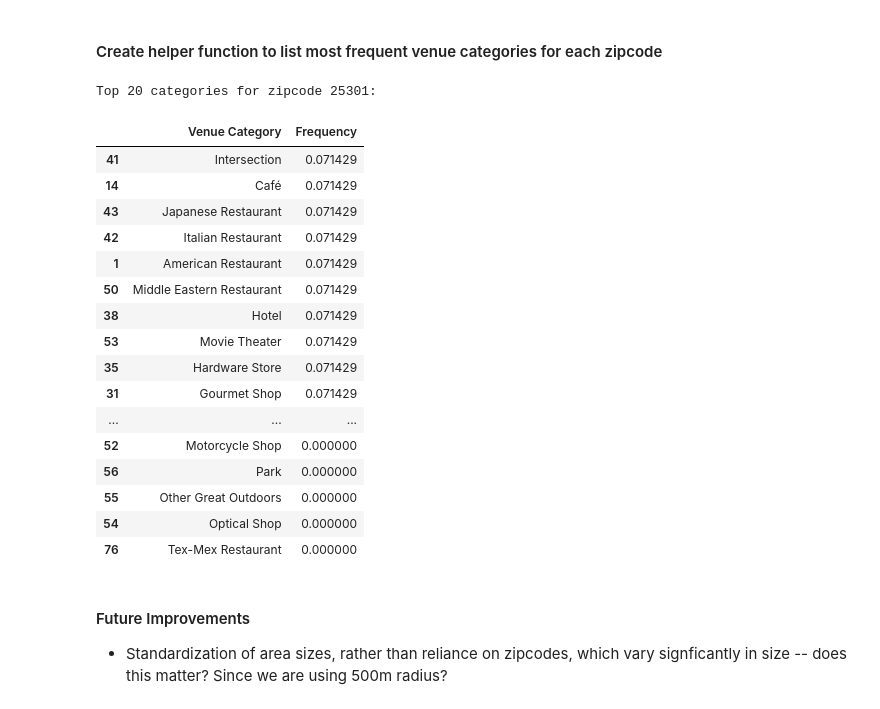
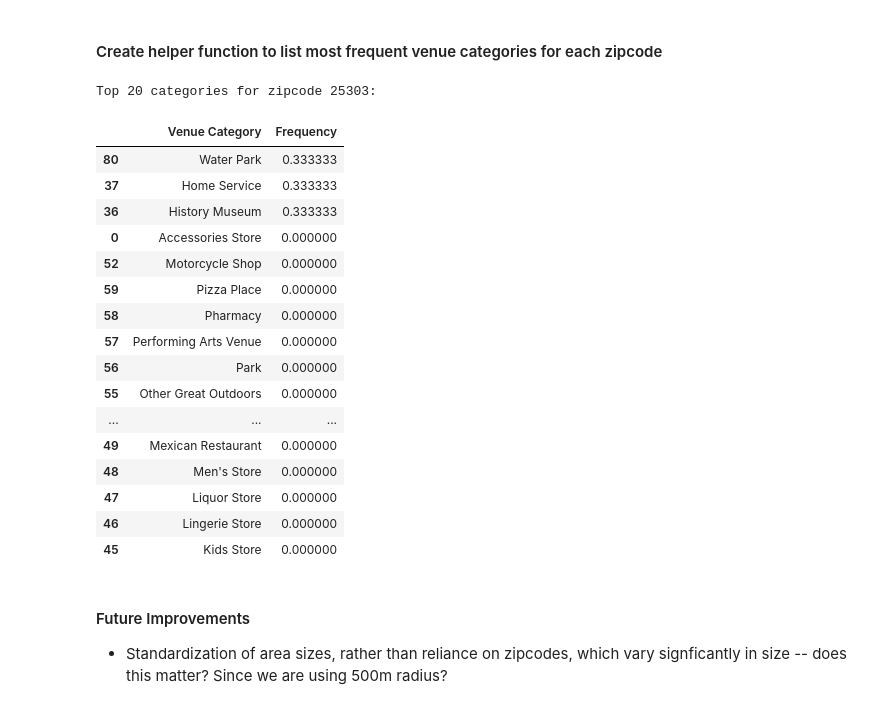
Before and after one commit to amypeniston/data-science-capstone-project, a Jupyter notebook: Week_5_Capstone_Project.ipynb, the cells around one changed output. Drawn from its saved outputs; the diff is of its cells as text; code cells hidden in the pictures.

Commit message:
Investigated frequencies of venue categories

```diff
--- a/Week_5_Capstone_Project.ipynb
+++ b/Week_5_Capstone_Project.ipynb
@@ -556,28 +556,30 @@ def get_top_categories(df, idx, num=5):
     return top
 # %%
 top_num = 20
-example_zip = nearby_venues_grouped.iloc[0,0]
+example_row = 2
+
+example_zip = nearby_venues_grouped.iloc[example_row,0]
 print("Top {} categories for zipcode {}:\n".format(top_num, example_zip))
-get_top_categories(nearby_venues_grouped, 0, top_num)
+get_top_categories(nearby_venues_grouped, example_row, top_num)
 # %% [output]
-Top 20 categories for zipcode 25301:
+Top 20 categories for zipcode 25303:
 |  | Venue Category | Frequency |
-| 41 | Intersection | 0.071429 |
-| 14 | Café | 0.071429 |
-| 43 | Japanese Restaurant | 0.071429 |
-| 42 | Italian Restaurant | 0.071429 |
-| 1 | American Restaurant | 0.071429 |
-| 50 | Middle Eastern Restaurant | 0.071429 |
-| 38 | Hotel | 0.071429 |
-| 53 | Movie Theater | 0.071429 |
-| 35 | Hardware Store | 0.071429 |
-| 31 | Gourmet Shop | 0.071429 |
-| ... | ... | ... |
+| 80 | Water Park | 0.333333 |
+| 37 | Home Service | 0.333333 |
+| 36 | History Museum | 0.333333 |
+| 0 | Accessories Store | 0.000000 |
 | 52 | Motorcycle Shop | 0.000000 |
+| 59 | Pizza Place | 0.000000 |
+| 58 | Pharmacy | 0.000000 |
+| 57 | Performing Arts Venue | 0.000000 |
 | 56 | Park | 0.000000 |
 | 55 | Other Great Outdoors | 0.000000 |
-| 54 | Optical Shop | 0.000000 |
-| 76 | Tex-Mex Restaurant | 0.000000 |
+| ... | ... | ... |
+| 49 | Mexican Restaurant | 0.000000 |
+| 48 | Men's Store | 0.000000 |
+| 47 | Liquor Store | 0.000000 |
+| 46 | Lingerie Store | 0.000000 |
+| 45 | Kids Store | 0.000000 |
 # %% [markdown]
 #### Future Improvements
 
```
